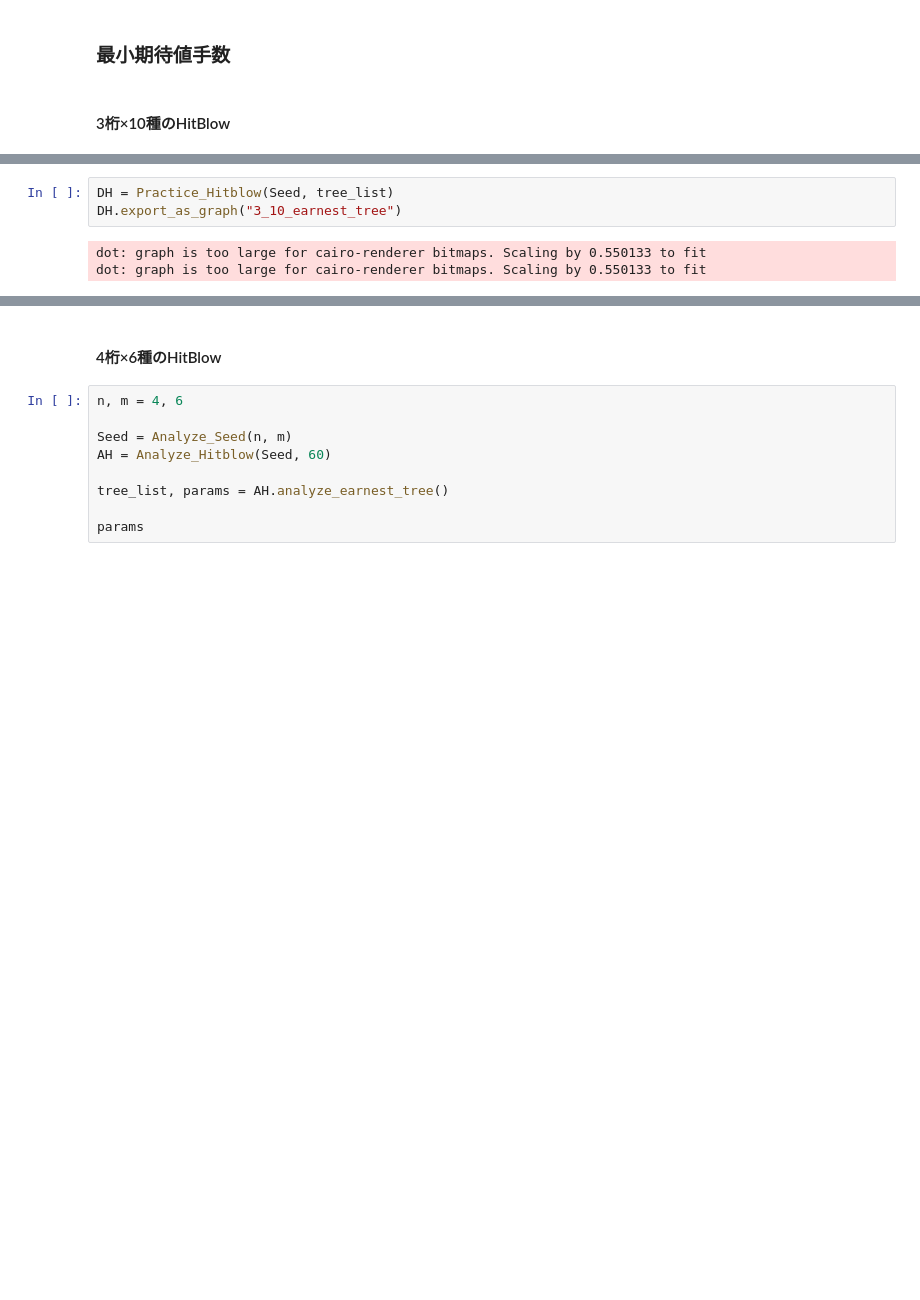
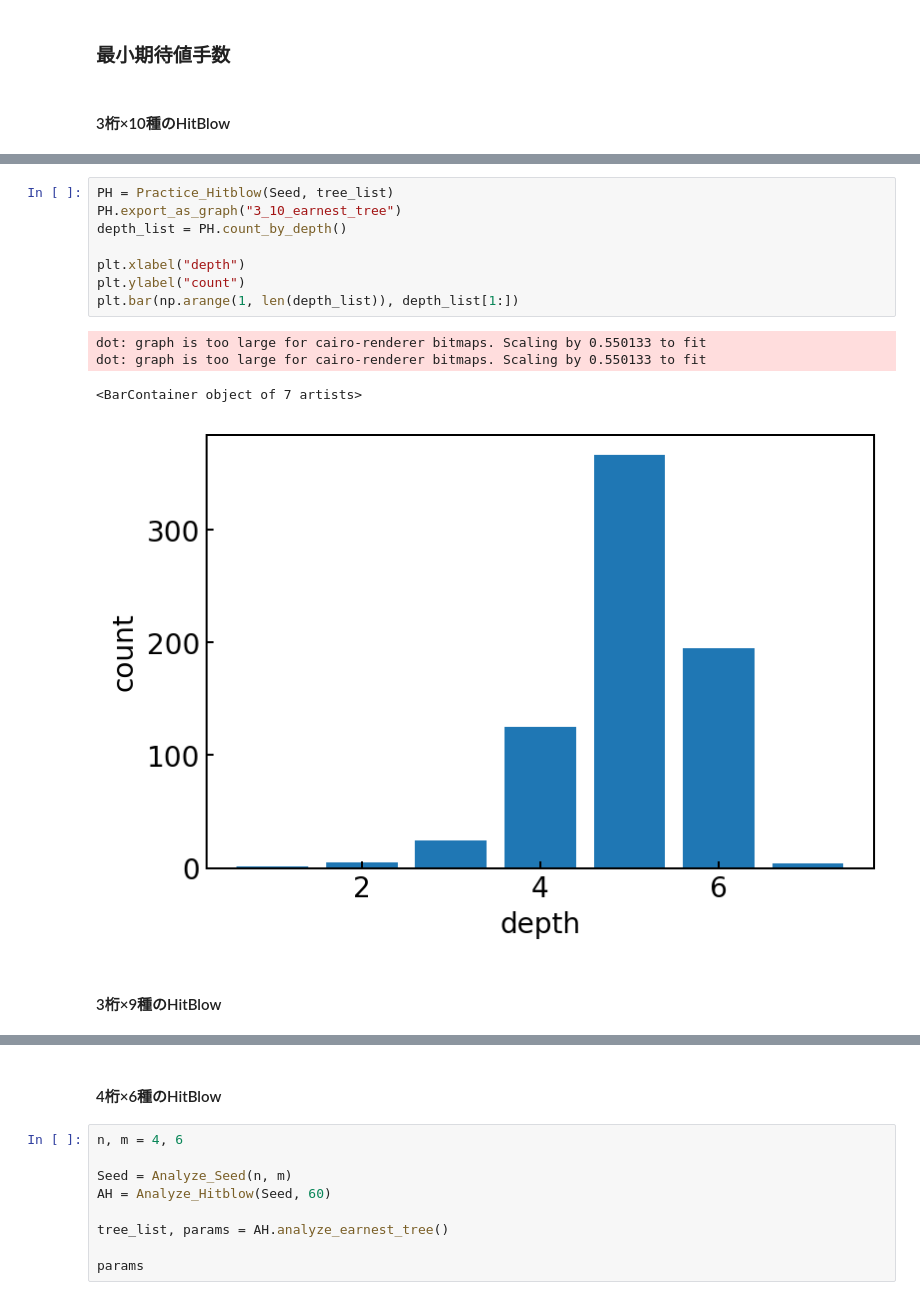
Before and after one commit to ysgrProgramming/hitblow-analyzer, a Jupyter notebook: hit_brow.ipynb, the cells around one changed output, grey strips where cells are left out. Drawn from its saved outputs; the diff is of its cells as text; blank space fills up the shorter version.

```diff
--- a/hit_brow.ipynb
+++ b/hit_brow.ipynb
@@ -627,8 +631,17 @@ params setted
  'max_depth': 7,
  'node_num': 720}
-# %%
-DH = Practice_Hitblow(Seed, tree_list)
-DH.export_as_graph("3_10_earnest_tree")
-# %% [output]
-dot: graph is too large for cairo-renderer bitmaps. Scaling by 0.550133 to fit
-dot: graph is too large for cairo-renderer bitmaps. Scaling by 0.550133 to fit
+# %%
+PH = Practice_Hitblow(Seed, tree_list)
+PH.export_as_graph("3_10_earnest_tree")
+depth_list = PH.count_by_depth()
+
+plt.xlabel("depth")
+plt.ylabel("count")
+plt.bar(np.arange(1, len(depth_list)), depth_list[1:])
+# %% [output]
+dot: graph is too large for cairo-renderer bitmaps. Scaling by 0.550133 to fit
+dot: graph is too large for cairo-renderer bitmaps. Scaling by 0.550133 to fit
+<BarContainer object of 7 artists>
+[figure, added]
+# %% [markdown]
+#### 3桁×9種のHitBlow
```
Also changed, not shown: parts of 8 cells of this notebook.
